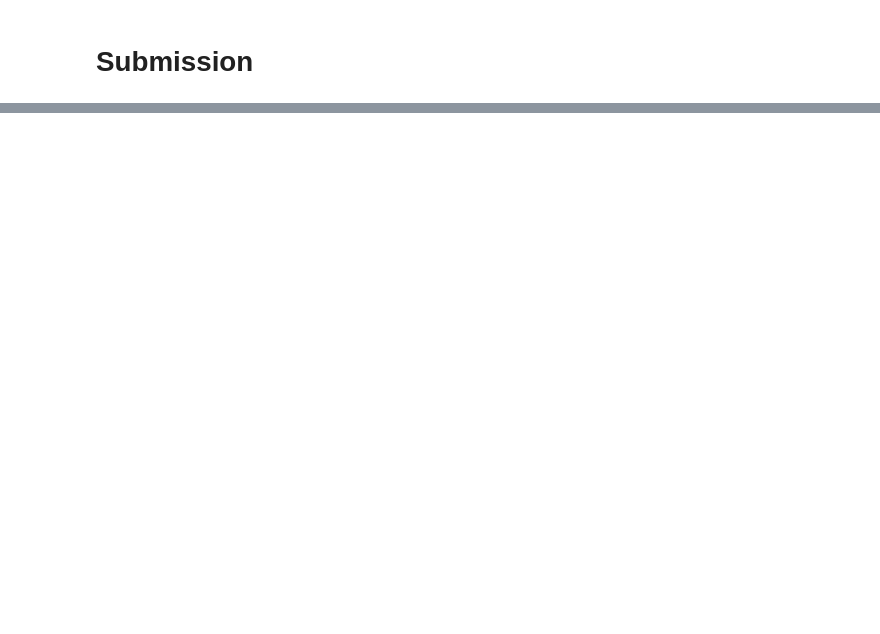
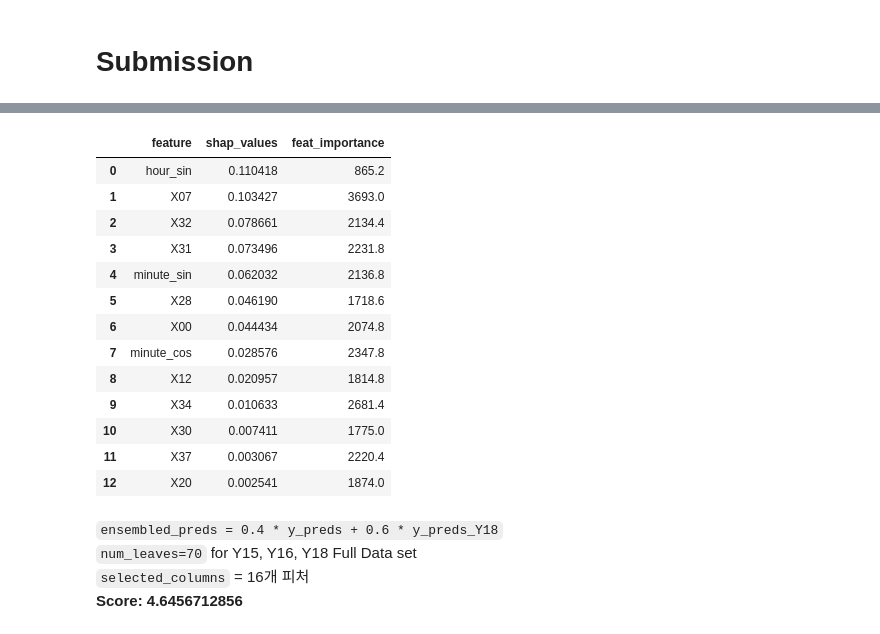
Before and after one commit to BaekKyunShin/DACON_AI_Friends_Temperature_Prediction, a Jupyter notebook: Basic_LGBM_Model.ipynb, the cells around one changed output, grey strips where cells are left out. Saved outputs shown, nothing was run; the diff lists cells and outputs as text; code cells hidden in the pictures; blank space fills up the shorter version.

```diff
--- a/Basic_LGBM_Model.ipynb
+++ b/Basic_LGBM_Model.ipynb
@@ -339,0 +432,22 @@ submit.to_csv('basic_lgbm_result.csv', index = False)
+# %%
+feature_importance
+# %% [output]
+|  | feature | shap_values | feat_importance |
+| 0 | hour_sin | 0.110418 | 865.2 |
+| 1 | X07 | 0.103427 | 3693.0 |
+| 2 | X32 | 0.078661 | 2134.4 |
+| 3 | X31 | 0.073496 | 2231.8 |
+| 4 | minute_sin | 0.062032 | 2136.8 |
+| 5 | X28 | 0.046190 | 1718.6 |
+| 6 | X00 | 0.044434 | 2074.8 |
+| 7 | minute_cos | 0.028576 | 2347.8 |
+| 8 | X12 | 0.020957 | 1814.8 |
+| 9 | X34 | 0.010633 | 2681.4 |
+| 10 | X30 | 0.007411 | 1775.0 |
+| 11 | X37 | 0.003067 | 2220.4 |
+| 12 | X20 | 0.002541 | 1874.0 |
+# %% [markdown]
+`ensembled_preds = 0.4 * y_preds + 0.6 * y_preds_Y18`
+`num_leaves=70` for Y15, Y16, Y18 Full Data set
+`selected_columns` = 16개 피처
+**Score: 4.6456712856**
```
Also changed, not shown: parts of 13 cells of this notebook.
